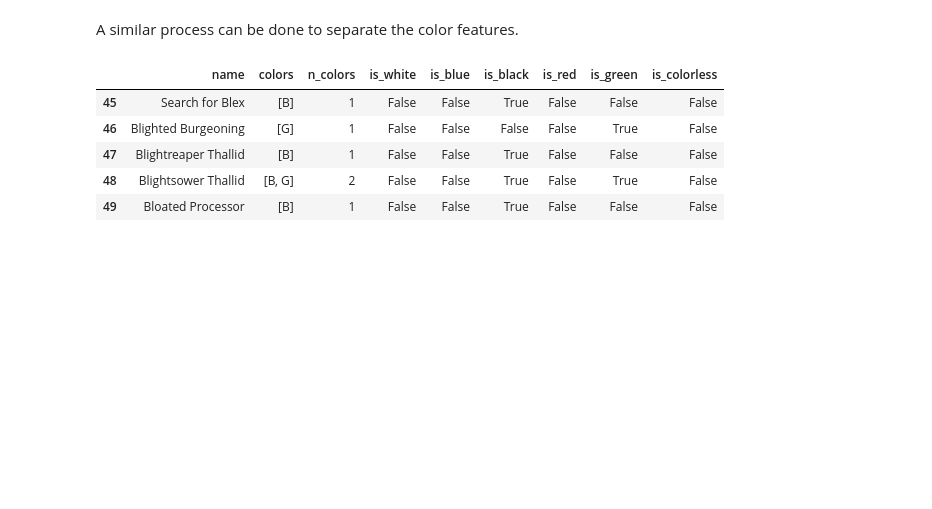
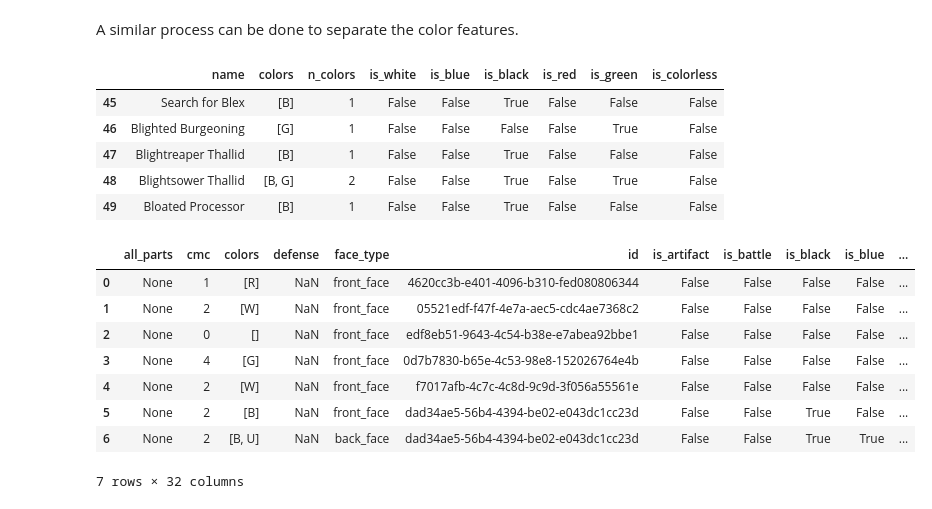
Before and after one commit to ajemmott/mtg-data-projects, a Jupyter notebook: notebooks/01-api-data-structuring.ipynb, the cells around one changed output. Cells and saved outputs as stored; diff of their text form; code cells hidden in the pictures; blank space fills up the shorter version.

```diff
--- a/notebooks/01-api-data-structuring.ipynb
+++ b/notebooks/01-api-data-structuring.ipynb
@@ -414,3 +433,15 @@ set_data.loc[45:49, ['name', 'colors', 'n_colors']+ list(color_map.values())]
 | 47 | Blightreaper Thallid | [B] | 1 | False | False | True | False | False | False |
 | 48 | Blightsower Thallid | [B, G] | 2 | False | False | True | False | True | False |
 | 49 | Bloated Processor | [B] | 1 | False | False | True | False | False | False |
+# %%
+set_data.head(7)
+# %% [output]
+|  | all_parts | cmc | colors | defense | face_type | id | is_artifact | is_battle | is_black | is_blue | ... |
+| 0 | None | 1 | [R] | NaN | front_face | 4620cc3b-e401-4096-b310-fed080806344 | False | False | False | False | ... |
+| 1 | None | 2 | [W] | NaN | front_face | 05521edf-f47f-4e7a-aec5-cdc4ae7368c2 | False | False | False | False | ... |
+| 2 | None | 0 | [] | NaN | front_face | edf8eb51-9643-4c54-b38e-e7abea92bbe1 | False | False | False | False | ... |
+| 3 | None | 4 | [G] | NaN | front_face | 0d7b7830-b65e-4c53-98e8-152026764e4b | False | False | False | False | ... |
+| 4 | None | 2 | [W] | NaN | front_face | f7017afb-4c7c-4c8d-9c9d-3f056a55561e | False | False | False | False | ... |
+| 5 | None | 2 | [B] | NaN | front_face | dad34ae5-56b4-4394-be02-e043dc1cc23d | False | False | True | False | ... |
+| 6 | None | 2 | [B, U] | NaN | back_face | dad34ae5-56b4-4394-be02-e043dc1cc23d | False | False | True | True | ... |
+7 rows × 32 columns
```
Also changed, not shown: parts of 14 cells of this notebook.
